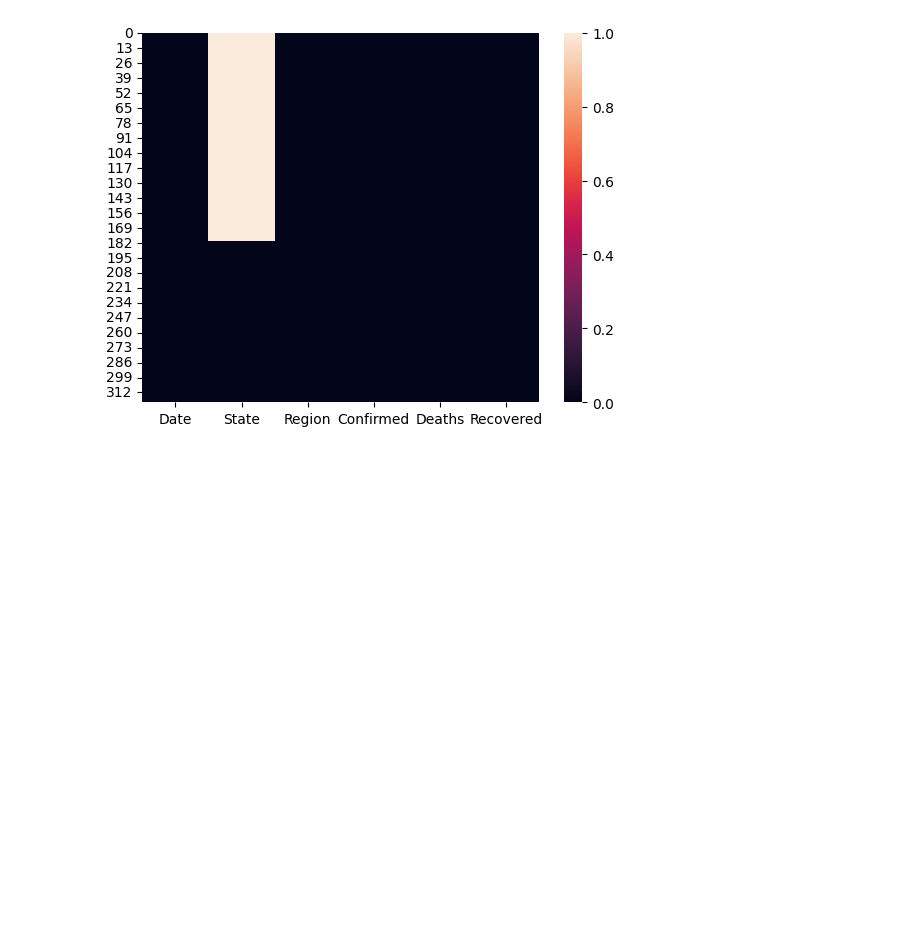
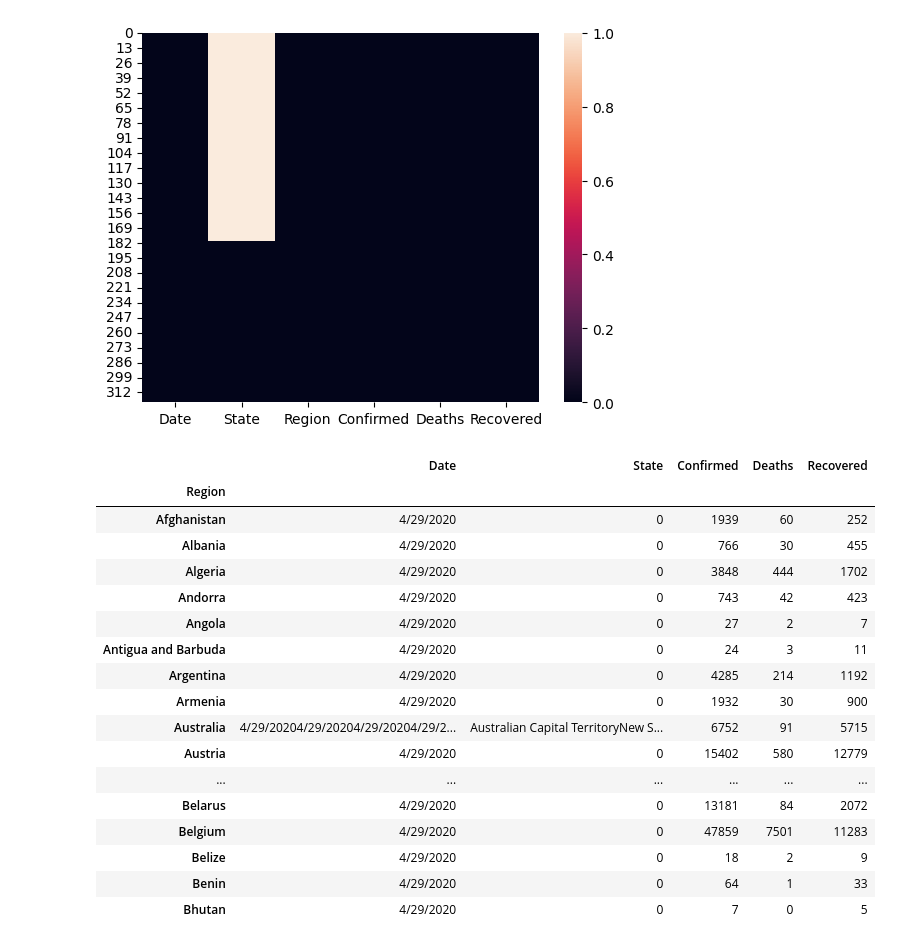
Before and after one commit to irisdev06/Covid19-Data-Analysis, a Jupyter notebook: analysis.ipynb, the cells around one changed output. Saved outputs shown, nothing was run; the diff lists cells and outputs as text; code cells hidden in the pictures; blank space fills up the shorter version.

Commit message:
Exploring confirmed cases

```diff
--- a/analysis.ipynb
+++ b/analysis.ipynb
@@ -56,3 +56,24 @@ sns.heatmap(data.isnull())
 # %% [output]
 <Axes: >
 [figure]
+# %%
+  data.groupby('Region').sum().head(20)
+# %% [output]
+|  | Date | State | Confirmed | Deaths | Recovered |
+| Region |  |  |  |  |  |
+| Afghanistan | 4/29/2020 | 0 | 1939 | 60 | 252 |
+| Albania | 4/29/2020 | 0 | 766 | 30 | 455 |
+| Algeria | 4/29/2020 | 0 | 3848 | 444 | 1702 |
+| Andorra | 4/29/2020 | 0 | 743 | 42 | 423 |
+| Angola | 4/29/2020 | 0 | 27 | 2 | 7 |
+| Antigua and Barbuda | 4/29/2020 | 0 | 24 | 3 | 11 |
+| Argentina | 4/29/2020 | 0 | 4285 | 214 | 1192 |
+| Armenia | 4/29/2020 | 0 | 1932 | 30 | 900 |
+| Australia | 4/29/20204/29/20204/29/20204/29/2... | Australian Capital TerritoryNew S... | 6752 | 91 | 5715 |
+| Austria | 4/29/2020 | 0 | 15402 | 580 | 12779 |
+| ... | ... | ... | ... | ... | ... |
+| Belarus | 4/29/2020 | 0 | 13181 | 84 | 2072 |
+| Belgium | 4/29/2020 | 0 | 47859 | 7501 | 11283 |
+| Belize | 4/29/2020 | 0 | 18 | 2 | 9 |
+| Benin | 4/29/2020 | 0 | 64 | 1 | 33 |
+| Bhutan | 4/29/2020 | 0 | 7 | 0 | 5 |
```
Also changed, not shown: parts of 1 cell of this notebook.
